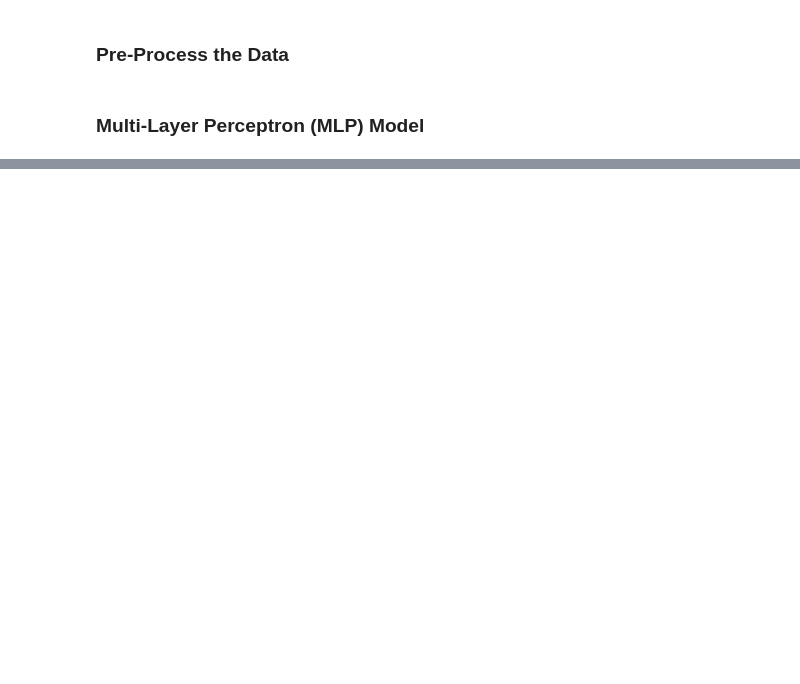
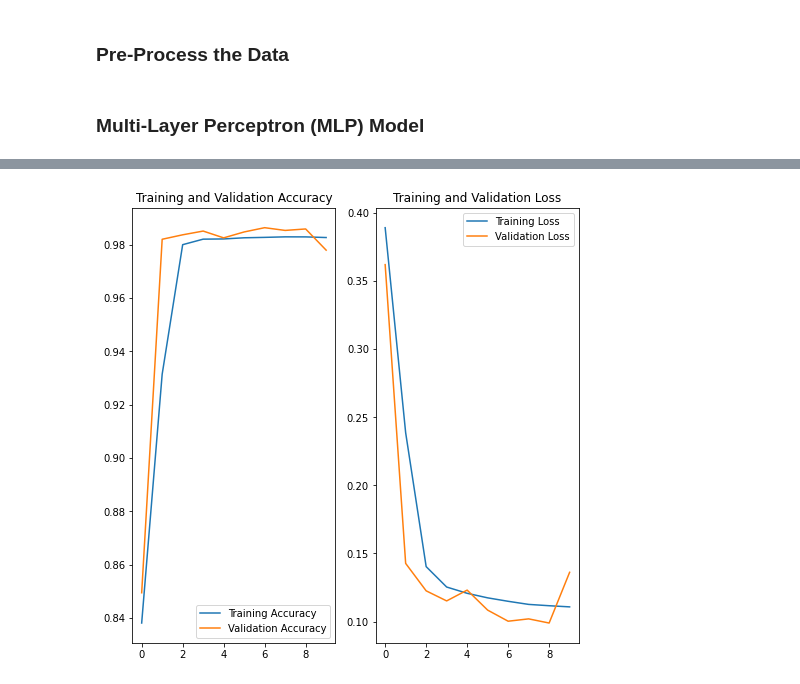
Before and after one commit to Cwagne17/CyberAI-Classwork, a Jupyter notebook: homework_3/Homework3_DeepLearning.ipynb, the cells around one changed output, grey strips where cells are left out. Saved outputs shown, nothing was run; the diff lists cells and outputs as text; code cells hidden in the pictures; blank space fills up the shorter version.

Commit message:
add finalized hw3 with rbfn and mlp models

```diff
--- a/homework_3/Homework3_DeepLearning.ipynb
+++ b/homework_3/Homework3_DeepLearning.ipynb
@@ -147,0 +112,14 @@ X_train, X_test, y_train, y_test = train_test_split(X, y, train_size=.8, random_
+# %%
+# Split the data into training and testing sets
+X_train, X_test, y_train, y_test = train_test_split(X, y, test_size=0.2)
+X_test, X_val, y_test, y_val = train_test_split(X_test, y_test, test_size=0.2)
+
+# Print the data balance
+print("Train data balance:")
+print(pd.Series(map_number_to_class(y_train)).value_counts())
+
+print("\nTest data balance:")
+print(pd.Series(map_number_to_class(y_test)).value_counts())
+
+print("\nValidation data balance:")
+print(pd.Series(map_number_to_class(y_val)).value_counts())
@@ -148,8 +144,2 @@ X_train, X_test, y_train, y_test = train_test_split(X, y, train_size=.8, random_
 # %% [markdown]
 ### Pre-Process the Data
-# %%
-sc = StandardScaler()
-sc.fit(X_train)
-
-X_train = sc.transform(X_train)
-X_test = sc.transform(X_test)
@@ -264,0 +191,64 @@ accuracy
+# %%
+def build_mlp_model(feature_columns):
+    """Builds the MLP model.
+
+    Args:
+        feature_columns (list): The feature columns.
+
+    Returns:
+        tf.keras.Sequential: The MLP model.
+    """
+    regularization = tf.keras.regularizers.l2(0.001)
+
+    model = tf.keras.Sequential([
+        # Define the input layer
+        tf.keras.layers.DenseFeatures(feature_columns),
+
+        # Define the hidden layers
+        tf.keras.layers.Dense(47, activation='tanh', kernel_regularizer=regularization),
+        tf.keras.layers.Dense(23, activation='tanh', kernel_regularizer=regularization),
+        tf.keras.layers.Dense(12, activation='tanh', kernel_regularizer=regularization),
+        tf.keras.layers.Dense(8, activation='tanh', kernel_regularizer=regularization),
+
+        # Define the output layer
+        tf.keras.layers.Dense(8, activation='softmax')
+    ])
+
+    model.compile(
+        optimizer='adam',
+        loss=tf.keras.losses.SparseCategoricalCrossentropy(),
+        metrics=['accuracy']
+    )
+
+    return model
+
+# Define an early stopping callback
+early_stop = tf.keras.callbacks.EarlyStopping(monitor='val_loss', patience=3)
+
+# Build the model
+model = build_mlp_model(feature_columns)
+
+# Train the model
+epochs = 10
+history = model.fit(train_ds, validation_data=val_ds, epochs=epochs, callbacks=[early_stop])
+
+# Evaluate the model
+loss, accuracy = model.evaluate(test_ds)
+
+# Plot the training and validation accuracy
+# to see if the model is overfitting
+epochs_range = range(epochs)
+plt.figure(figsize=(8, 8))
+plt.subplot(1,2,1)
+plt.plot(epochs_range, history.history['accuracy'], label='Training Accuracy')
+plt.plot(epochs_range, history.history['val_accuracy'], label='Validation Accuracy')
+plt.legend(loc='lower right')
+plt.title('Training and Validation Accuracy')
+
+plt.subplot(1,2,2)
+plt.plot(epochs_range, history.history['loss'], label='Training Loss')
+plt.plot(epochs_range, history.history['val_loss'], label='Validation Loss')
+plt.legend(loc='upper right')
+plt.title('Training and Validation Loss')
+plt.show()
+# %% [output]
@@ -264,0 +272 @@ accuracy
+[figure, added]
```
Also changed, not shown: parts of 26 cells of this notebook.
